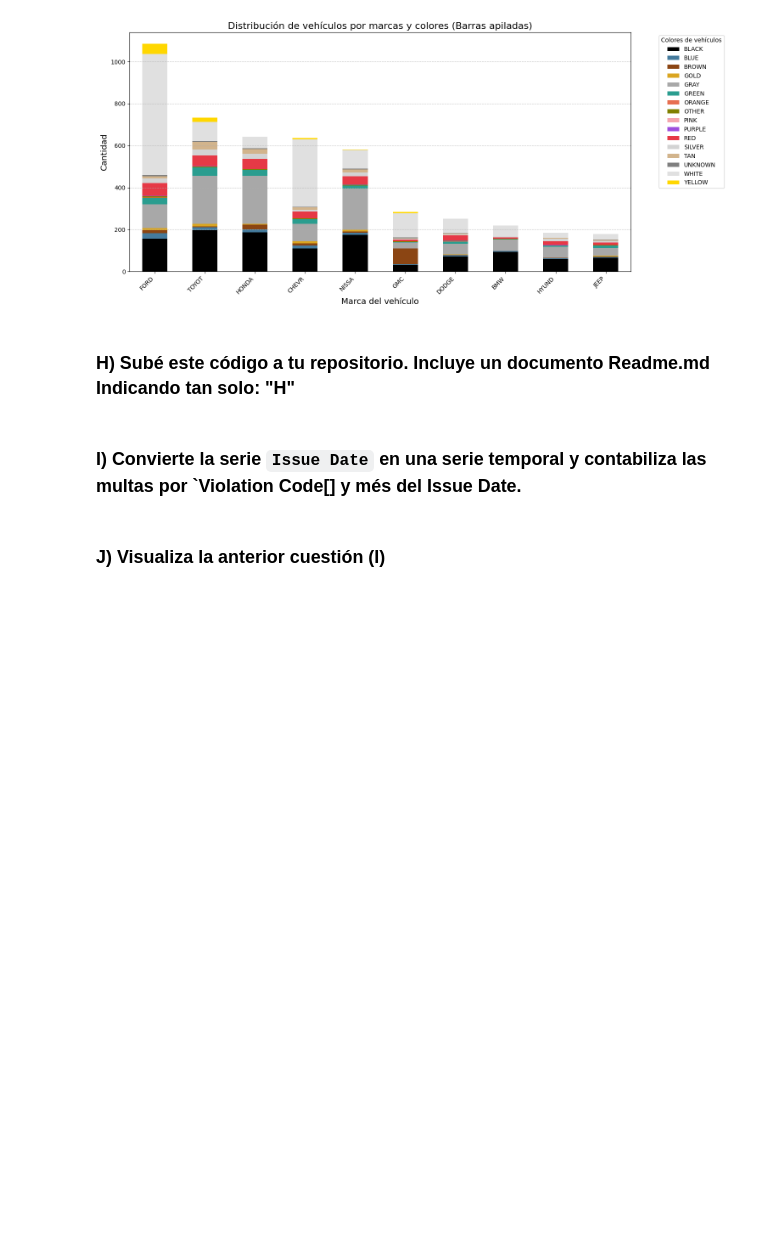
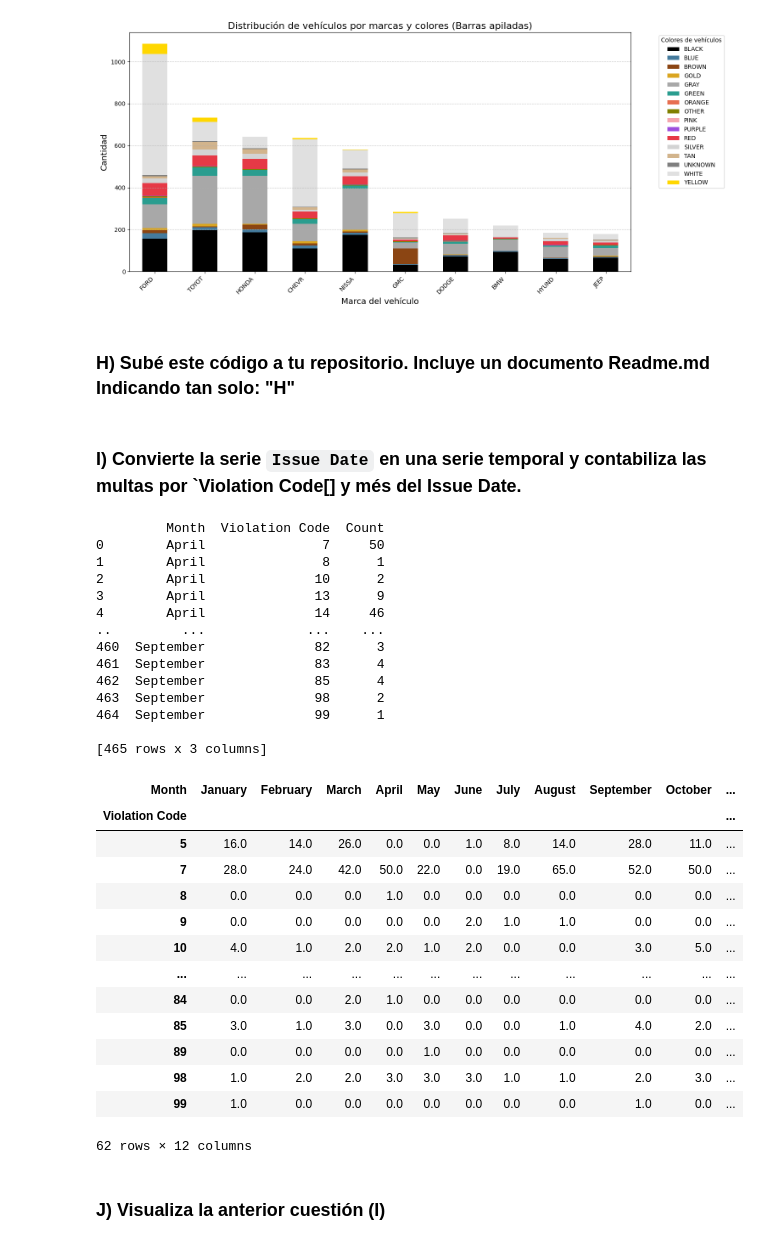
Before and after one commit to david-prokes/Tecnologias_para_el_Analisis_de_Datos_Masivos, a Jupyter notebook: Entregas/Entrega 3/ProyectoPandas_Github.ipynb, the cells around one changed output. Saved outputs shown, nothing was run; the diff lists cells and outputs as text; code cells hidden in the pictures; blank space fills up the shorter version.

```diff
--- a/Entregas/Entrega 3/ProyectoPandas_Github.ipynb
+++ b/Entregas/Entrega 3/ProyectoPandas_Github.ipynb
@@ -308,5 +308,58 @@ plt.show()
 ### H) Subé este código a tu repositorio. Incluye un documento Readme.md Indicando tan solo: "H"
 # %% [markdown]
 ### I) Convierte la serie `Issue Date` en una serie temporal y contabiliza las multas por `Violation Code[] y més del Issue Date.
+# %%
+# Copiamos el dfE para el ejercicio I):
+dfI = dfE[:].copy()
+
+# Transformamos a serie temporal la columna Issue Date:
+dfI["Issue Date"] = pd.DatetimeIndex(dfE["Issue Date"])
+
+# Creamos una nueva columna que indique el mes independientemente del año:
+dfI["Month"] = dfI["Issue Date"].dt.month_name()
+
+# Agrupamos por Violation Code y meses y aplicmaos el recuento:
+dfI = dfI.groupby(["Month", "Violation Code"]).size().reset_index(name = "Count")
+print(dfI)
+
+# Podríamos también representarlo con un pivot_table:
+dfI2 = dfI.pivot_table(index = "Violation Code", columns = "Month", values = "Count").fillna(0)
+
+# Ordenamos los meses en el orden adecuado
+month_order = ["January", "February", "March", "April", "May", "June", "July", "August", "September", "October", "November", "December"]
+
+# Ordenamos el pivot_table por meses adecuadamente:
+dfI2 = dfI2[month_order]
+
+dfI2
+# %% [output]
+         Month  Violation Code  Count
+0        April               7     50
+1        April               8      1
+2        April              10      2
+3        April              13      9
+4        April              14     46
+..         ...             ...    ...
+460  September              82      3
+461  September              83      4
+462  September              85      4
+463  September              98      2
+464  September              99      1
+
+[465 rows x 3 columns]
+| Month | January | February | March | April | May | June | July | August | September | October | ... |
+| Violation Code |  |  |  |  |  |  |  |  |  |  | ... |
+| 5 | 16.0 | 14.0 | 26.0 | 0.0 | 0.0 | 1.0 | 8.0 | 14.0 | 28.0 | 11.0 | ... |
+| 7 | 28.0 | 24.0 | 42.0 | 50.0 | 22.0 | 0.0 | 19.0 | 65.0 | 52.0 | 50.0 | ... |
+| 8 | 0.0 | 0.0 | 0.0 | 1.0 | 0.0 | 0.0 | 0.0 | 0.0 | 0.0 | 0.0 | ... |
+| 9 | 0.0 | 0.0 | 0.0 | 0.0 | 0.0 | 2.0 | 1.0 | 1.0 | 0.0 | 0.0 | ... |
+| 10 | 4.0 | 1.0 | 2.0 | 2.0 | 1.0 | 2.0 | 0.0 | 0.0 | 3.0 | 5.0 | ... |
+| ... | ... | ... | ... | ... | ... | ... | ... | ... | ... | ... | ... |
+| 84 | 0.0 | 0.0 | 2.0 | 1.0 | 0.0 | 0.0 | 0.0 | 0.0 | 0.0 | 0.0 | ... |
+| 85 | 3.0 | 1.0 | 3.0 | 0.0 | 3.0 | 0.0 | 0.0 | 1.0 | 4.0 | 2.0 | ... |
+| 89 | 0.0 | 0.0 | 0.0 | 0.0 | 1.0 | 0.0 | 0.0 | 0.0 | 0.0 | 0.0 | ... |
+| 98 | 1.0 | 2.0 | 2.0 | 3.0 | 3.0 | 3.0 | 1.0 | 1.0 | 2.0 | 3.0 | ... |
+| 99 | 1.0 | 0.0 | 0.0 | 0.0 | 0.0 | 0.0 | 0.0 | 0.0 | 1.0 | 0.0 | ... |
+62 rows × 12 columns
 # %% [markdown]
 ### J) Visualiza la anterior cuestión (I)
```
Also changed, not shown: parts of 2 cells of this notebook, 1 other file.
